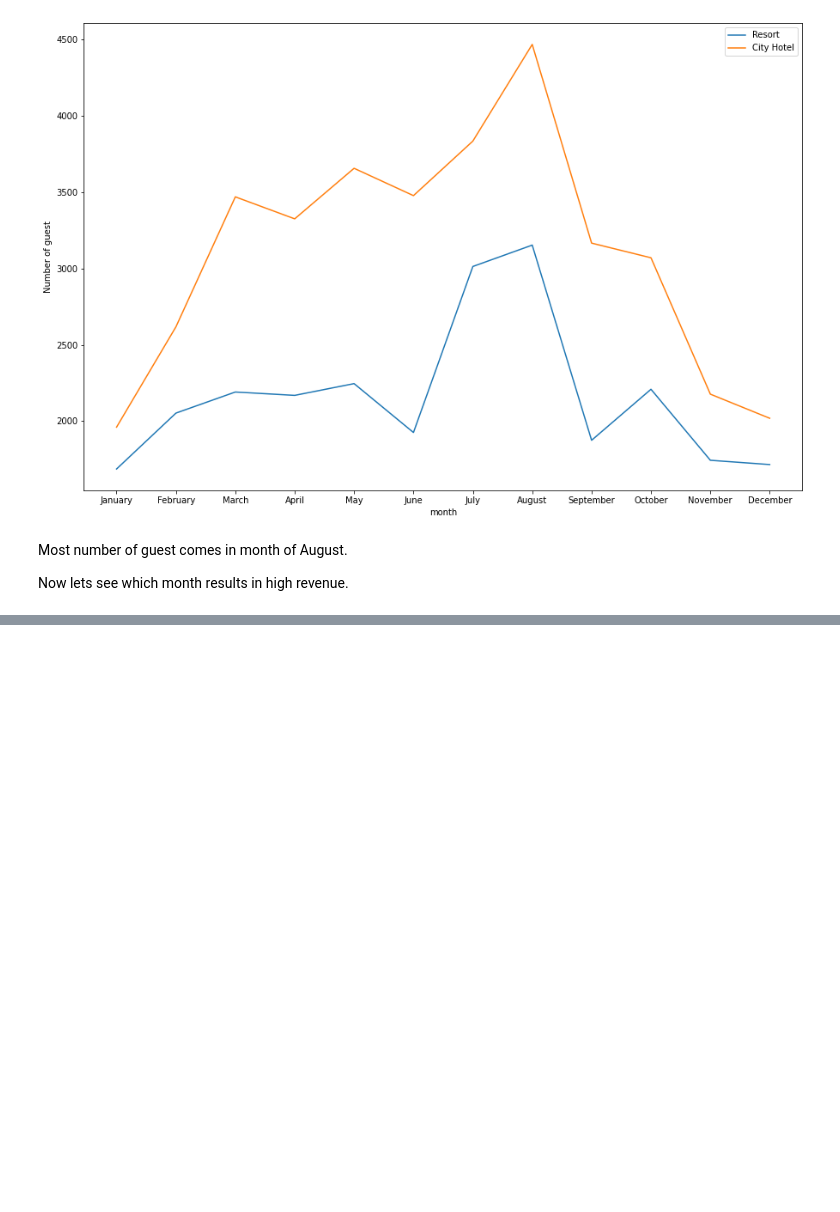
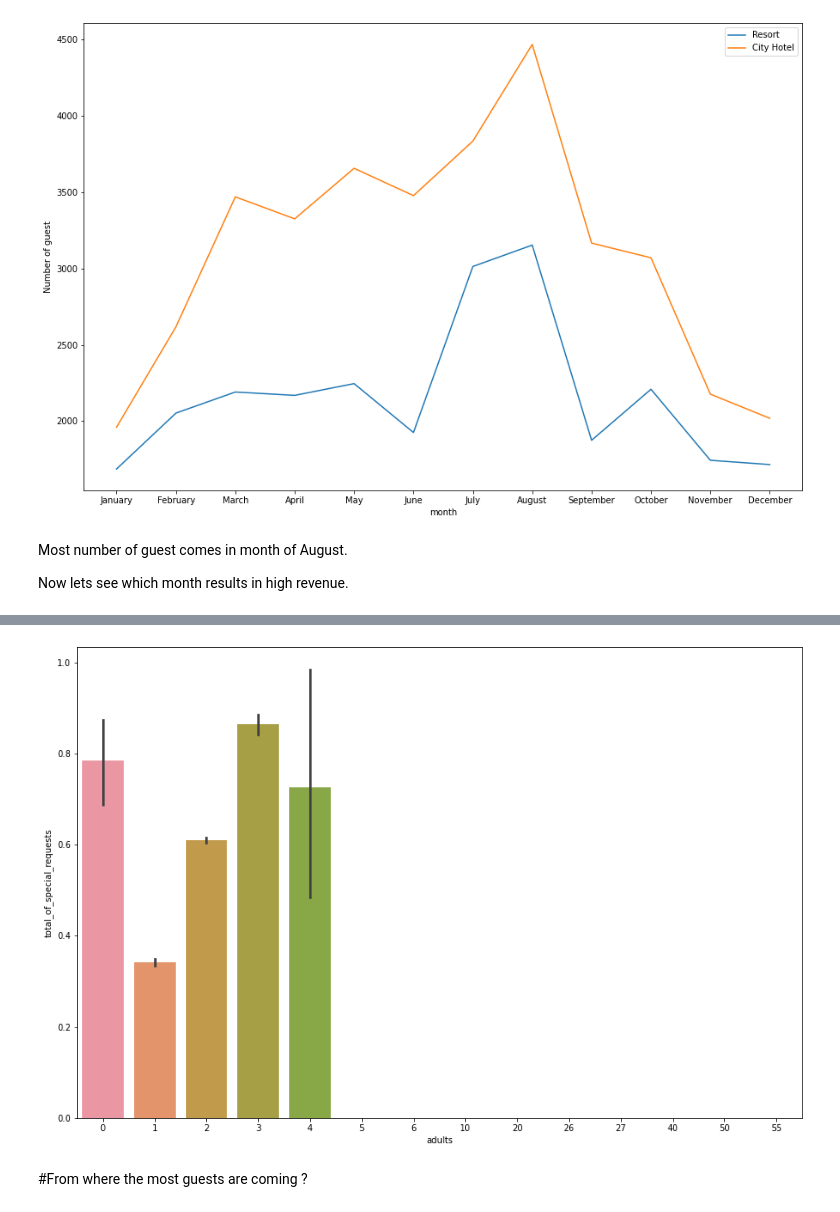
Before and after one commit to Ranjitkumarmuduli/Hotel-Booking-Analysis, a Jupyter notebook: Copy_of_Hotel_Booking_Analysis_Capstone_Project.ipynb, the cells around one changed output, grey strips where cells are left out. Cells and saved outputs as stored; diff of their text form; code cells hidden in the pictures; blank space fills up the shorter version.

```diff
--- a/Copy_of_Hotel_Booking_Analysis_Capstone_Project.ipynb
+++ b/Copy_of_Hotel_Booking_Analysis_Capstone_Project.ipynb
@@ -586,0 +607,9 @@ Now lets see which month results in high revenue.
+# %%
+#Special request accoring to number of Adults.
+sns.barplot(x="adults", y="total_of_special_requests",data= hotel_df)
+fig = plt.gcf()
+fig.set_size_inches(15,10)
+# %% [output]
+[figure, added]
+# %% [markdown]
+#From where the most guests are coming ?
```
Also changed, not shown: parts of 14 cells of this notebook.
